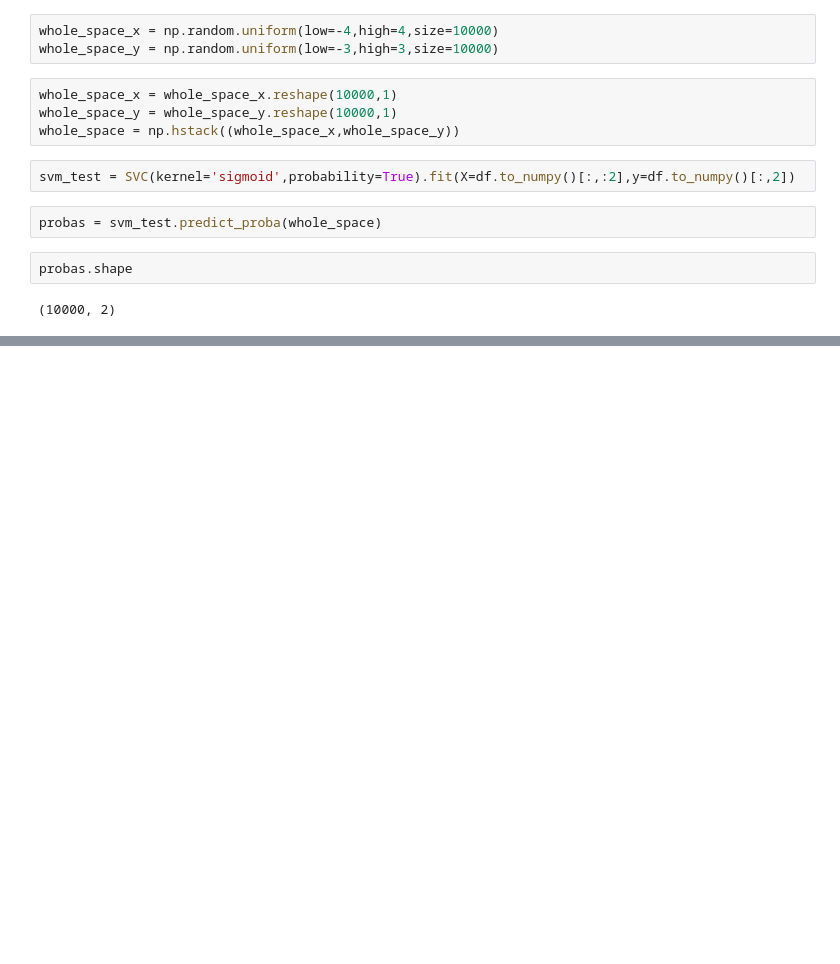
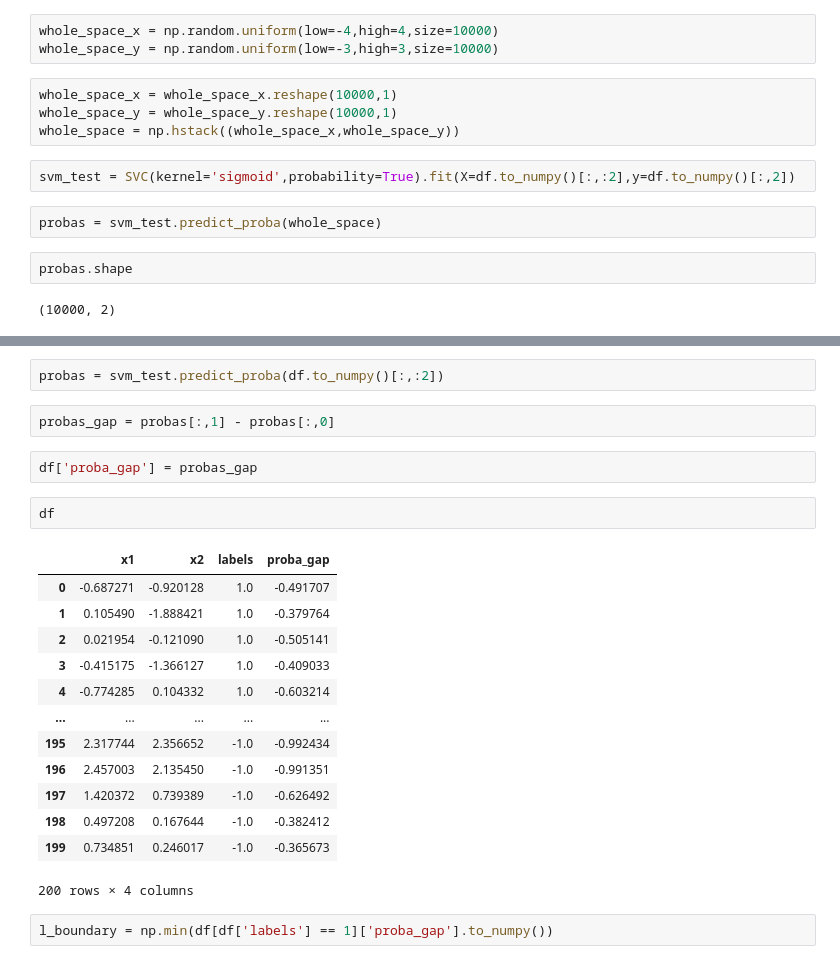
Before and after one commit to tpaquier/material_science, a Jupyter notebook: Tests_for_PU/PGPU/First_tests_pgpu.ipynb, the cells around one changed output, grey strips where cells are left out. Cells and saved outputs as stored; diff of their text form; blank space fills up the shorter version.

```diff
--- a/Tests_for_PU/PGPU/First_tests_pgpu.ipynb
+++ b/Tests_for_PU/PGPU/First_tests_pgpu.ipynb
@@ -70,0 +78,24 @@ ax = test_df.plot.scatter('x1','x2', c=color_list,alpha=0.5)
+# %%
+probas = svm_test.predict_proba(df.to_numpy()[:,:2])
+# %%
+probas_gap = probas[:,1] - probas[:,0]
+# %%
+df['proba_gap'] = probas_gap
+# %%
+df
+# %% [output]
+|  | x1 | x2 | labels | proba_gap |
+| 0 | -0.687271 | -0.920128 | 1.0 | -0.491707 |
+| 1 | 0.105490 | -1.888421 | 1.0 | -0.379764 |
+| 2 | 0.021954 | -0.121090 | 1.0 | -0.505141 |
+| 3 | -0.415175 | -1.366127 | 1.0 | -0.409033 |
+| 4 | -0.774285 | 0.104332 | 1.0 | -0.603214 |
+| ... | ... | ... | ... | ... |
+| 195 | 2.317744 | 2.356652 | -1.0 | -0.992434 |
+| 196 | 2.457003 | 2.135450 | -1.0 | -0.991351 |
+| 197 | 1.420372 | 0.739389 | -1.0 | -0.626492 |
+| 198 | 0.497208 | 0.167644 | -1.0 | -0.382412 |
+| 199 | 0.734851 | 0.246017 | -1.0 | -0.365673 |
+200 rows × 4 columns
+# %%
+l_boundary = np.min(df[df['labels'] == 1]['proba_gap'].to_numpy())
```
Also changed, not shown: parts of 10 cells of this notebook.
